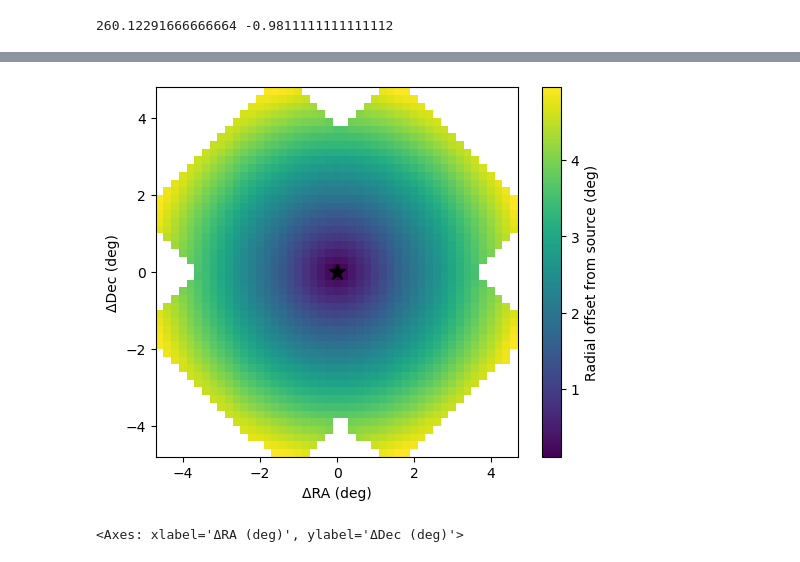
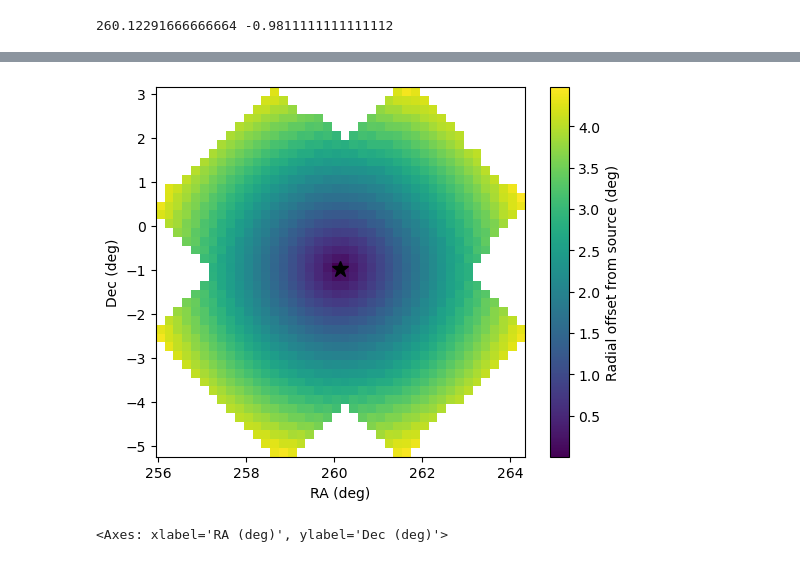
Before and after one commit to akvydula/skymap, a Jupyter notebook: notebooks/pointing_data_tests.ipynb, the cells around one changed output, grey strips where cells are left out. Drawn from its saved outputs; the diff is of its cells as text; code cells hidden in the pictures.

```diff
--- a/notebooks/pointing_data_tests.ipynb
+++ b/notebooks/pointing_data_tests.ipynb
@@ -29,5 +31,10 @@ pointing_file = datadir + "/Antenna/2026_01_16_18:10:21.fits"
 beam_file = datadir + "/310/beam_obs_2026_01_16.hdf5"
 
 print(pointing_file, beam_file)
+
+
+scan_beam_params = Beam.load_beam_fit(beam_fit_path)
+print("Loaded beam fit params from", beam_fit_path.resolve())
+print(scan_beam_params)
 # %% [output]
 /Users/akshatha.vydula/packages_310/skymap/data_310/TGBT25B_614_01/Antenna/2026_01_16_18:10:21.fits /Users/akshatha.vydula/packages_310/skymap/data_310/TGBT25B_614_01/310/beam_obs_2026_01_16.hdf5
@@ -125,10 +127,11 @@ title='Beam map', ra_dec_map=True)
 # %%
-bin_centers, mean_k, counts = Beam.compute_beam_histogram(m,
-attribute="AB_",
-source_name="3C353",
-bin_size_deg= 1/3600)
+offset_deg, vals_k = Beam.radial_offsets_from_source(
+    beam_obs_pointing,
+    attribute="AB_",
+    source_name="3C353",
+)
 # %%
-params = Beam.fit_beam_gaussian(bin_centers, mean_k, counts, poly_order= 5, r_poly_deg=0.6, knee_k=120)
+params = Beam.fit_beam_gaussian(offset_deg, vals_k)
 
 #print(params)
 # %% [output]
@@ -143,5 +170,5 @@ show_components=True)
 # %%
-ra_deg, dec_deg, values = m.get_map_radec_values("AB_")
+ra_deg, dec_deg, values = beam_obs_pointing.ra, beam_obs_pointing.dec, beam_obs_pointing.calibrated_spec_mean.AB_.mean(axis=0)
 
 
 # Pass to histogram calculation
@@ -158,12 +185,11 @@ plt.scatter(src_ra, src_dec, color='red')
 # %%
 Beam.plot_offset_map(
     ra_deg, dec_deg,
     source_ra_deg=src_ra, source_dec_deg=src_dec,
-    relative_frame=True,
     resolution_deg=0.2,
     cmap="viridis",
 )
 # %% [output]
-[figure, old version]
+[figure, new version]
-<Axes: xlabel='ΔRA (deg)', ylabel='ΔDec (deg)'>
+<Axes: xlabel='RA (deg)', ylabel='Dec (deg)'>
 # %%
```
Also changed, not shown: parts of 31 cells of this notebook, 10 other files.
